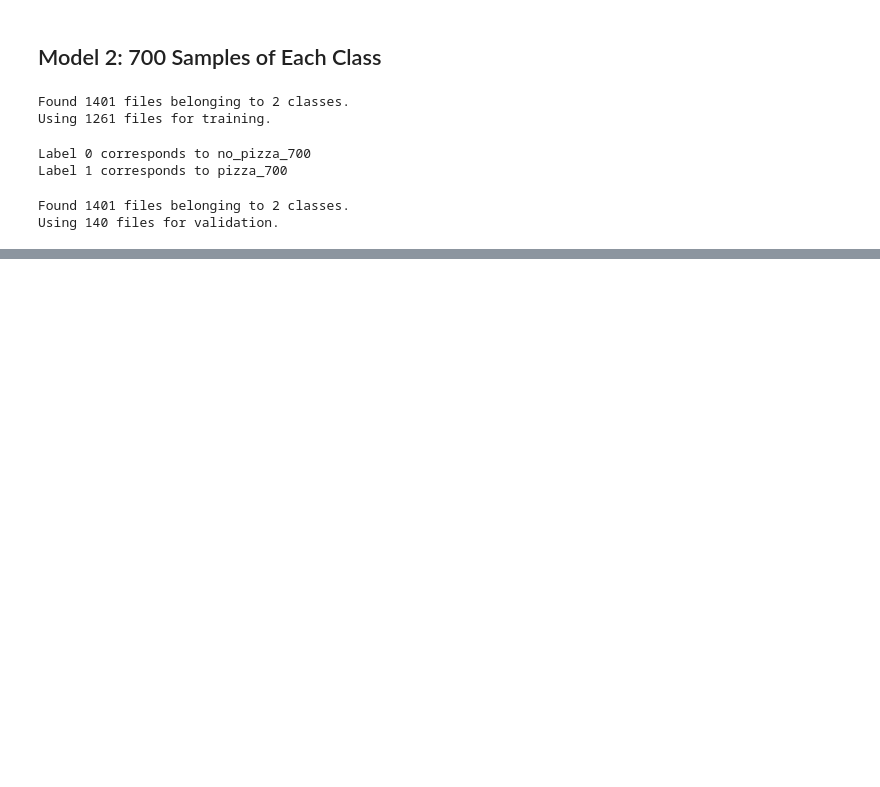
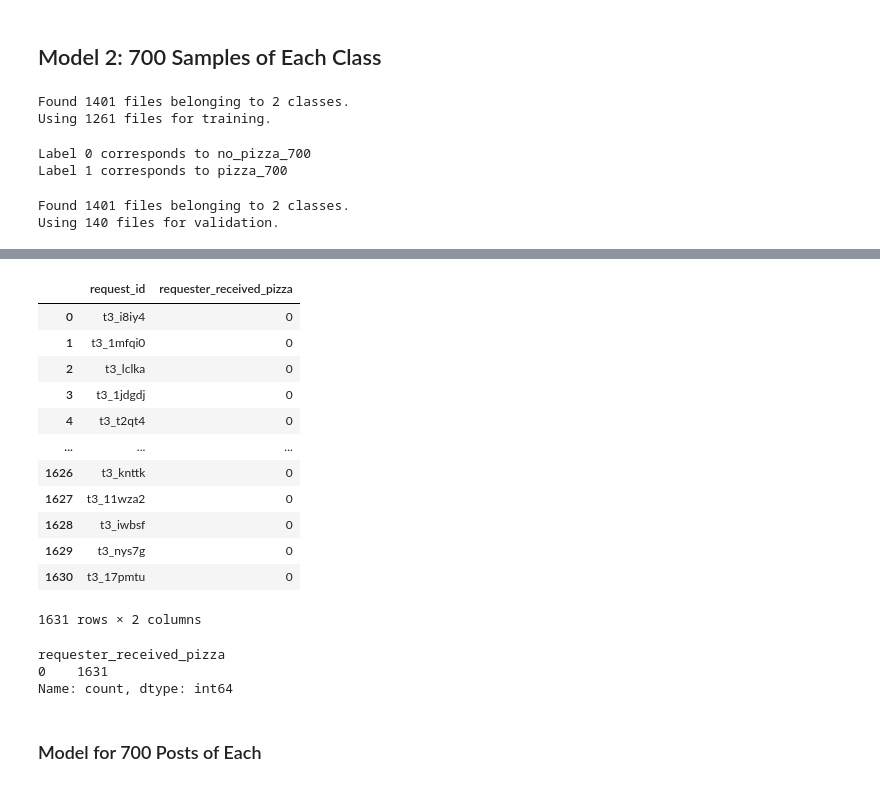
Before and after one commit to jaredfeldman/free_pizza, a Jupyter notebook: cnn_with_embeddings-posts.ipynb, the cells around one changed output, grey strips where cells are left out. Drawn from its saved outputs; the diff is of its cells as text; code cells hidden in the pictures; blank space fills up the shorter version.

```diff
--- a/cnn_with_embeddings-posts.ipynb
+++ b/cnn_with_embeddings-posts.ipynb
@@ -880,0 +1053,14 @@ history_400 = model_400.fit(
+# %%
+batch_size = 32
+test_dataset = test_dataset.batch(batch_size)
+# %%
+def get_submission_csv(predictions):
+    test_ids = test_data['request_id']
+
+    d = {'request_id': test_ids,
+    'requester_received_pizza': predictions}
+
+    df = pd.DataFrame(data=d)
+    df['requester_received_pizza'] = df['requester_received_pizza'].astype(int)
+
+    return df
@@ -880,0 +1069,4 @@ history_400 = model_400.fit(
+# %%
+model_all_posts_predictions = model_all_posts.predict(
+    test_dataset
+)
@@ -880,0 +1085,20 @@ history_400 = model_400.fit(
+# %%
+model_all_posts_predictions_flat = model_all_posts_predictions.flatten()
+# %%
+df_all_posts = get_submission_csv(model_all_posts_predictions_flat)
+
+df_all_posts
+# %% [output]
+|  | request_id | requester_received_pizza |
+| 0 | t3_i8iy4 | 0 |
+| 1 | t3_1mfqi0 | 0 |
+| 2 | t3_lclka | 0 |
+| 3 | t3_1jdgdj | 0 |
+| 4 | t3_t2qt4 | 0 |
+| ... | ... | ... |
+| 1626 | t3_knttk | 0 |
+| 1627 | t3_11wza2 | 0 |
+| 1628 | t3_iwbsf | 0 |
+| 1629 | t3_nys7g | 0 |
+| 1630 | t3_17pmtu | 0 |
+1631 rows × 2 columns
@@ -880,0 +1107,8 @@ history_400 = model_400.fit(
+# %%
+df_all_posts['requester_received_pizza'].value_counts()
+# %% [output]
+requester_received_pizza
+0    1631
+Name: count, dtype: int64
+# %% [markdown]
+### Model for 700 Posts of Each
```
Also changed, not shown: parts of 57 cells of this notebook.
